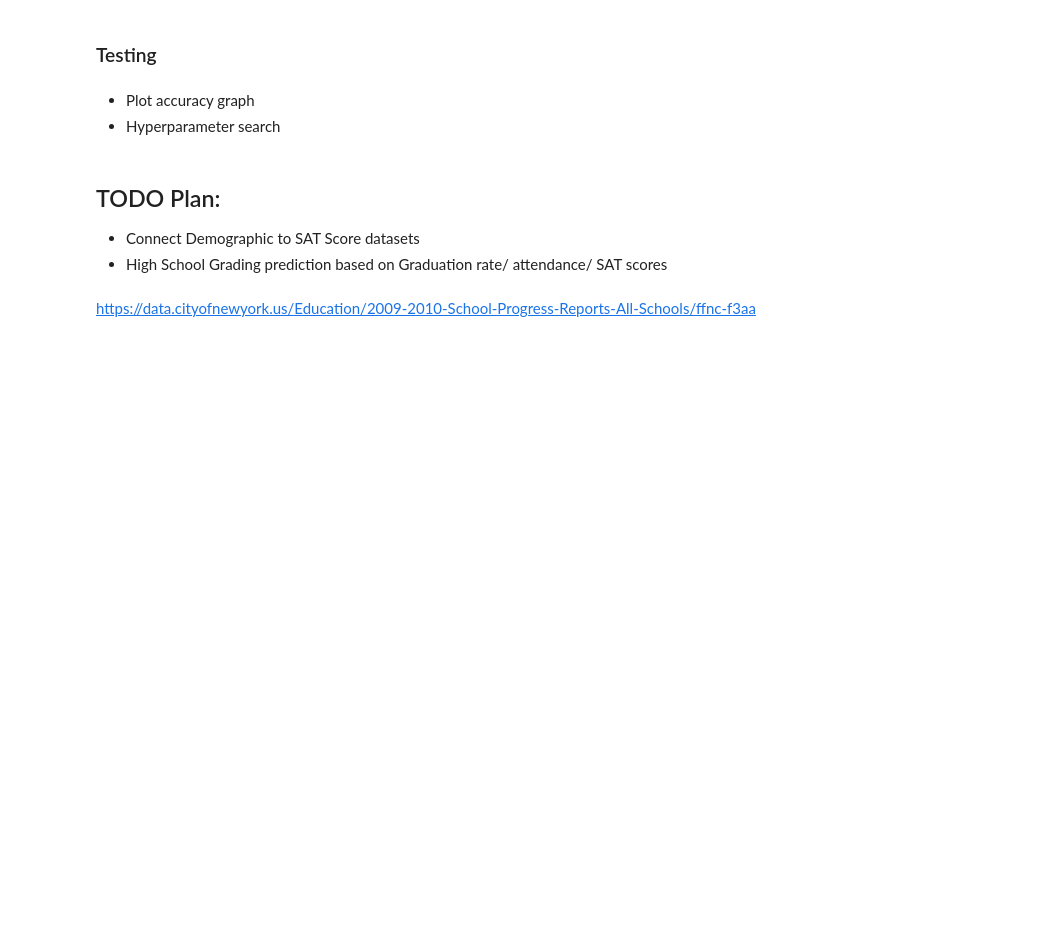
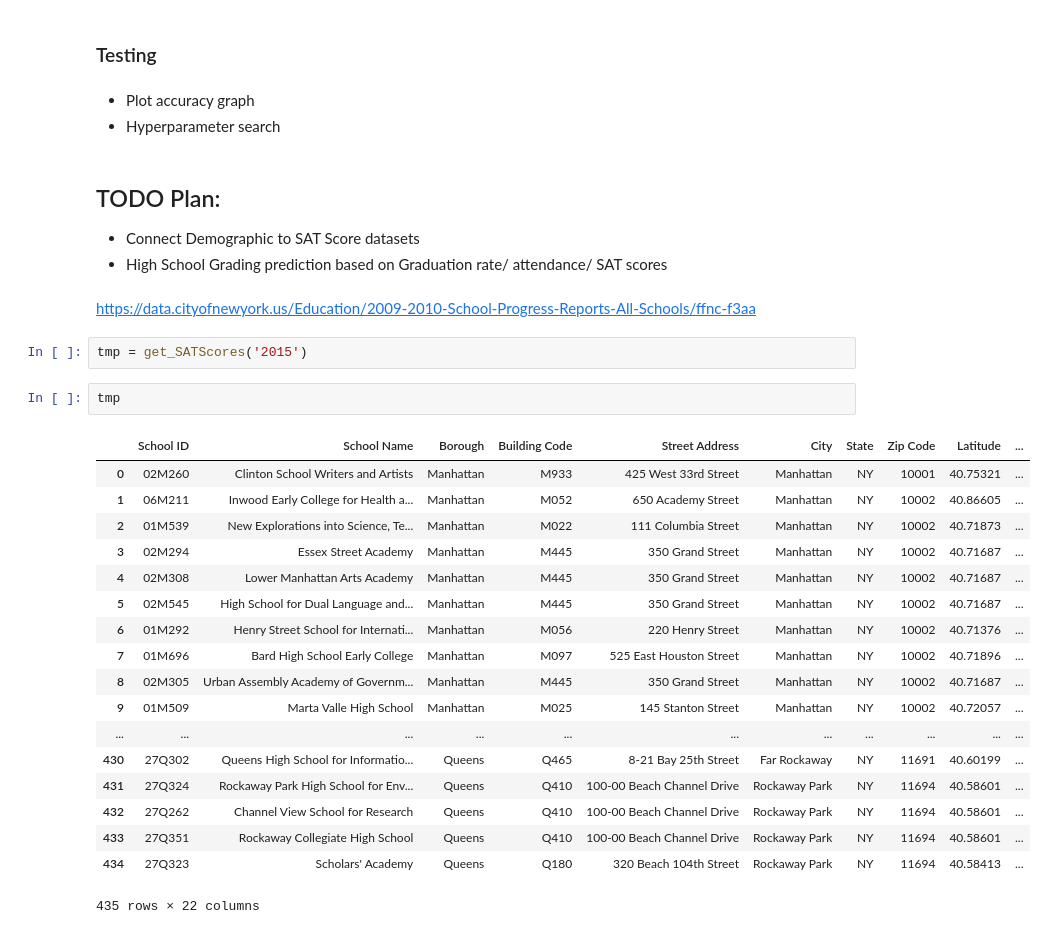
Before and after one commit to shravan097/NYCHS-Data-Analysis, a Jupyter notebook: shravan/graduationEDA.ipynb, the cells around one changed output. Cells and saved outputs as stored; diff of their text form; blank space fills up the shorter version.

```diff
--- a/shravan/graduationEDA.ipynb
+++ b/shravan/graduationEDA.ipynb
@@ -257,3 +257,26 @@ mergedDf.head()
 - High School Grading prediction based on Graduation rate/ attendance/ SAT scores
 # %% [markdown]
 https://data.cityofnewyork.us/Education/2009-2010-School-Progress-Reports-All-Schools/ffnc-f3aa
+# %%
+tmp = get_SATScores('2015')
+# %%
+tmp
+# %% [output]
+|  | School ID | School Name | Borough | Building Code | Street Address | City | State | Zip Code | Latitude | ... |
+| 0 | 02M260 | Clinton School Writers and Artists | Manhattan | M933 | 425 West 33rd Street | Manhattan | NY | 10001 | 40.75321 | ... |
+| 1 | 06M211 | Inwood Early College for Health a... | Manhattan | M052 | 650 Academy Street | Manhattan | NY | 10002 | 40.86605 | ... |
+| 2 | 01M539 | New Explorations into Science, Te... | Manhattan | M022 | 111 Columbia Street | Manhattan | NY | 10002 | 40.71873 | ... |
+| 3 | 02M294 | Essex Street Academy | Manhattan | M445 | 350 Grand Street | Manhattan | NY | 10002 | 40.71687 | ... |
+| 4 | 02M308 | Lower Manhattan Arts Academy | Manhattan | M445 | 350 Grand Street | Manhattan | NY | 10002 | 40.71687 | ... |
+| 5 | 02M545 | High School for Dual Language and... | Manhattan | M445 | 350 Grand Street | Manhattan | NY | 10002 | 40.71687 | ... |
+| 6 | 01M292 | Henry Street School for Internati... | Manhattan | M056 | 220 Henry Street | Manhattan | NY | 10002 | 40.71376 | ... |
+| 7 | 01M696 | Bard High School Early College | Manhattan | M097 | 525 East Houston Street | Manhattan | NY | 10002 | 40.71896 | ... |
+| 8 | 02M305 | Urban Assembly Academy of Governm... | Manhattan | M445 | 350 Grand Street | Manhattan | NY | 10002 | 40.71687 | ... |
+| 9 | 01M509 | Marta Valle High School | Manhattan | M025 | 145 Stanton Street | Manhattan | NY | 10002 | 40.72057 | ... |
+| ... | ... | ... | ... | ... | ... | ... | ... | ... | ... | ... |
+| 430 | 27Q302 | Queens High School for Informatio... | Queens | Q465 | 8-21 Bay 25th Street | Far Rockaway | NY | 11691 | 40.60199 | ... |
+| 431 | 27Q324 | Rockaway Park High School for Env... | Queens | Q410 | 100-00 Beach Channel Drive | Rockaway Park | NY | 11694 | 40.58601 | ... |
+| 432 | 27Q262 | Channel View School for Research | Queens | Q410 | 100-00 Beach Channel Drive | Rockaway Park | NY | 11694 | 40.58601 | ... |
+| 433 | 27Q351 | Rockaway Collegiate High School | Queens | Q410 | 100-00 Beach Channel Drive | Rockaway Park | NY | 11694 | 40.58601 | ... |
+| 434 | 27Q323 | Scholars' Academy | Queens | Q180 | 320 Beach 104th Street | Rockaway Park | NY | 11694 | 40.58413 | ... |
+435 rows × 22 columns
```
Also changed, not shown: 1 other file.
